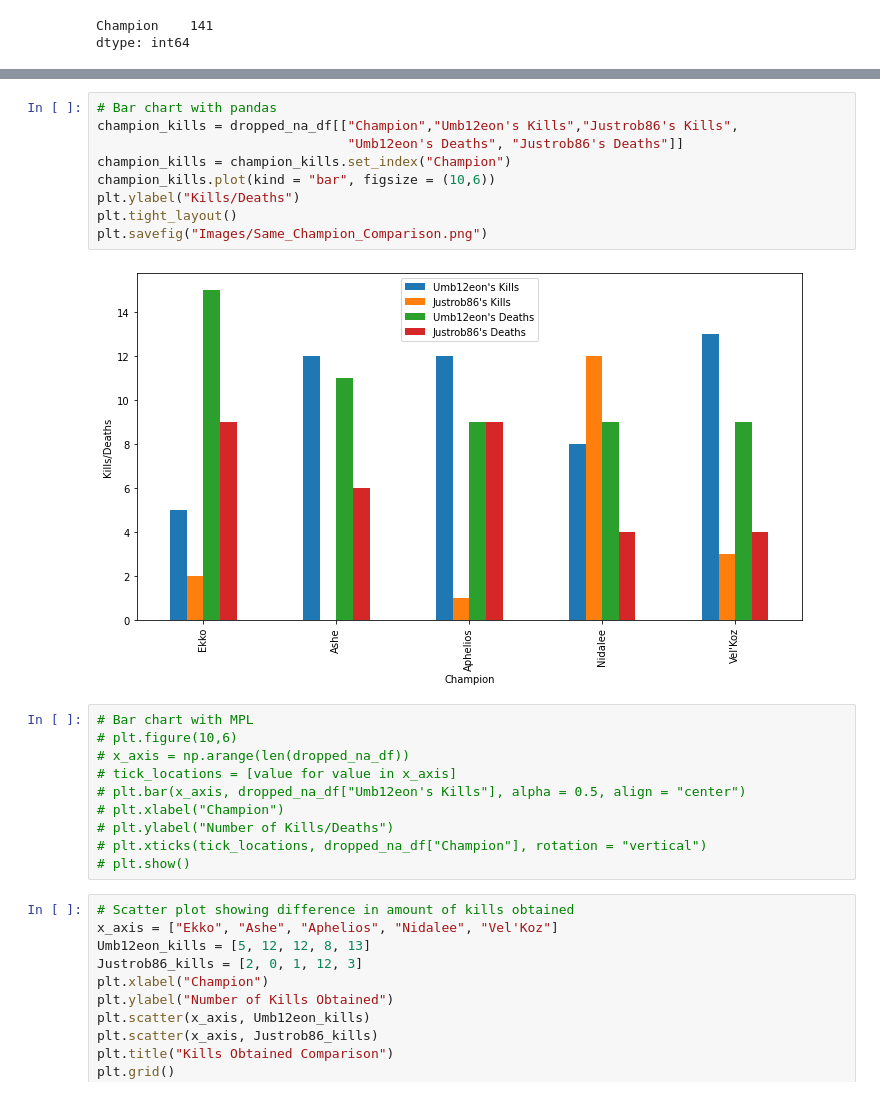
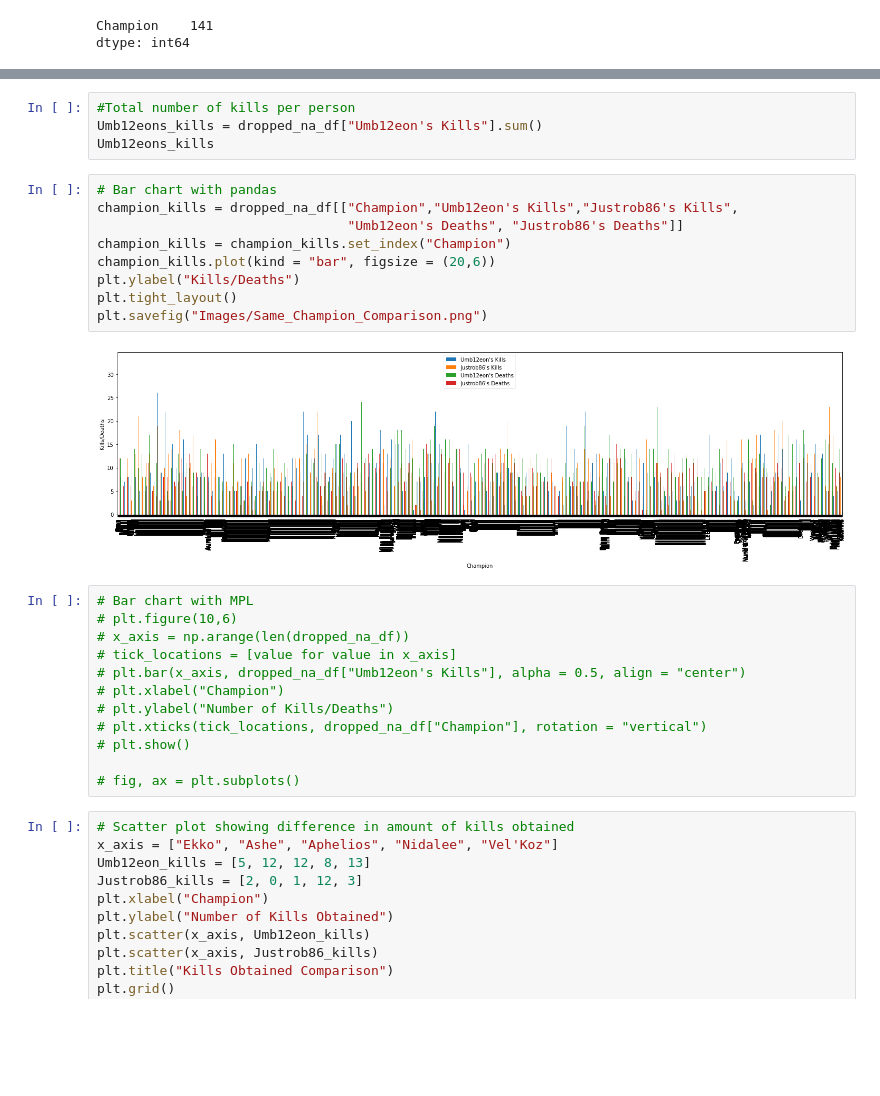
Before and after one commit to ashbuen/League-of-Legends-Player-Analysis, a Jupyter notebook: League of Legends Player Analysis.ipynb, the cells around one changed output, grey strips where cells are left out. Cells and saved outputs as stored; diff of their text form; blank space fills up the shorter version.

```diff
--- a/League of Legends Player Analysis.ipynb
+++ b/League of Legends Player Analysis.ipynb
@@ -97,15 +111,19 @@ dropped_na_df
 8080 rows × 17 columns
+# %%
+#Total number of kills per person
+Umb12eons_kills = dropped_na_df["Umb12eon's Kills"].sum()
+Umb12eons_kills
 # %%
 # Bar chart with pandas
 champion_kills = dropped_na_df[["Champion","Umb12eon's Kills","Justrob86's Kills",
                                 "Umb12eon's Deaths", "Justrob86's Deaths"]]
 champion_kills = champion_kills.set_index("Champion")
-champion_kills.plot(kind = "bar", figsize = (10,6))
+champion_kills.plot(kind = "bar", figsize = (20,6))
 plt.ylabel("Kills/Deaths")
 plt.tight_layout()
 plt.savefig("Images/Same_Champion_Comparison.png")
 # %% [output]
-[figure, old version]
+[figure, new version]
 # %%
 # Bar chart with MPL
 # plt.figure(10,6)
@@ -116,6 +134,8 @@ plt.savefig("Images/Same_Champion_Comparison.png")
 # plt.ylabel("Number of Kills/Deaths")
 # plt.xticks(tick_locations, dropped_na_df["Champion"], rotation = "vertical")
 # plt.show()
+
+# fig, ax = plt.subplots()
 # %%
 # Scatter plot showing difference in amount of kills obtained
 x_axis = ["Ekko", "Ashe", "Aphelios", "Nidalee", "Vel'Koz"]
```
Also changed, not shown: parts of 4 cells of this notebook, 1 other file.
